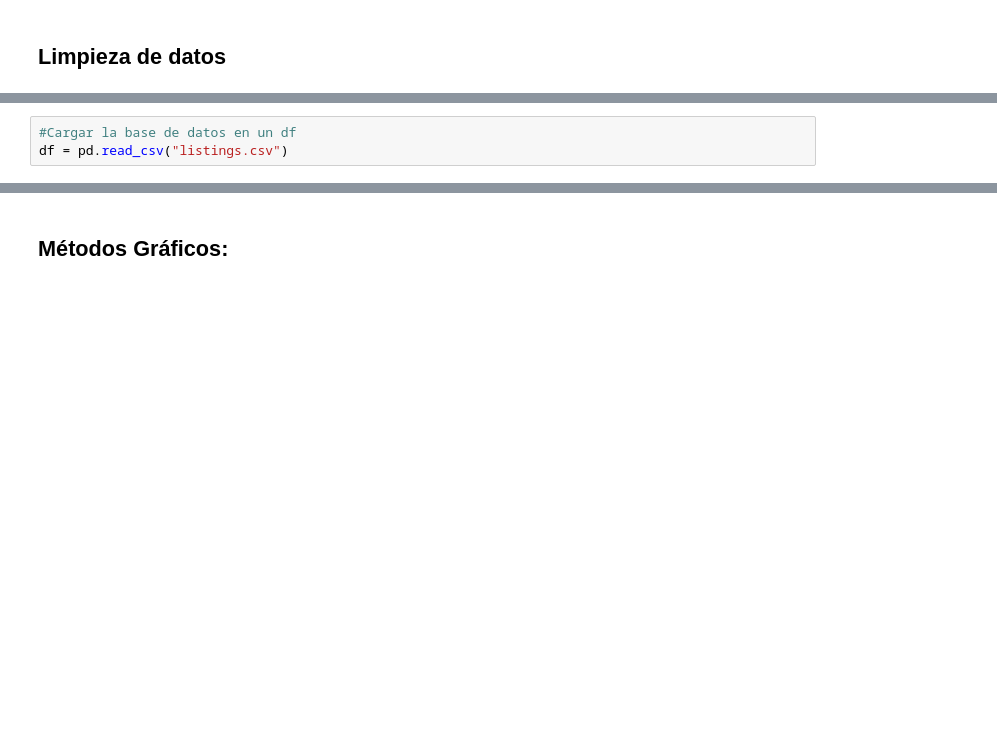
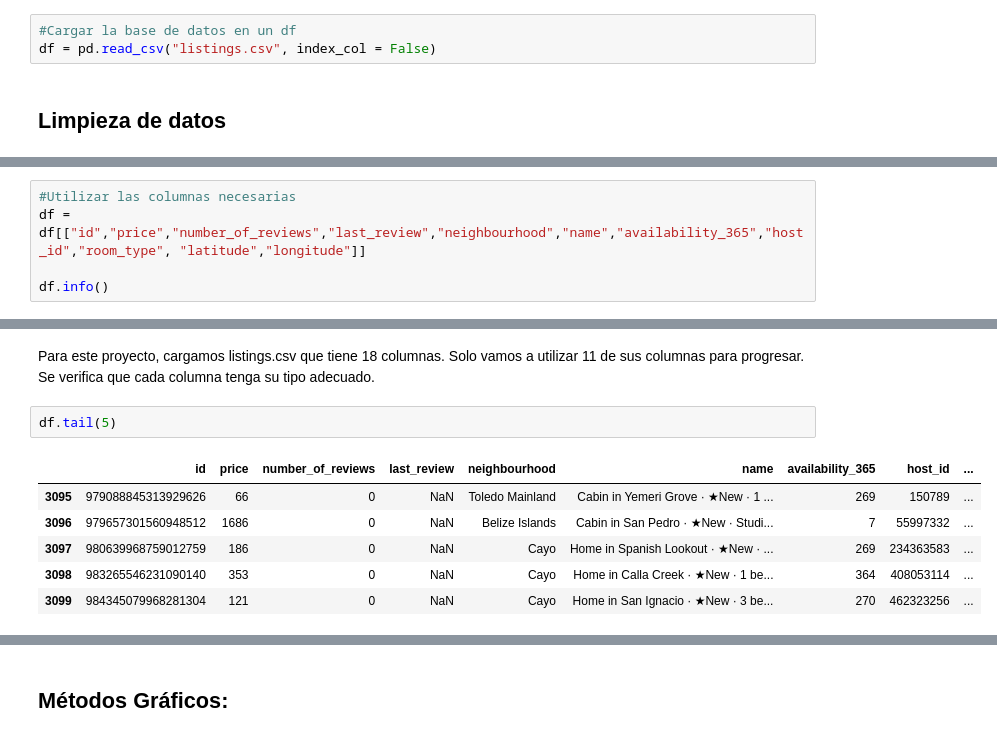
Before and after one commit to rodrigo13714/Proyecto_EDA, a Jupyter notebook: informe/proyecto_EDA.ipynb, the cells around one changed output, grey strips where cells are left out. Saved outputs shown, nothing was run; the diff lists cells and outputs as text; blank space fills up the shorter version.

```diff
--- a/informe/proyecto_EDA.ipynb
+++ b/informe/proyecto_EDA.ipynb
@@ -39,2 +51,5 @@ Airbnb es una plataforma de alojamiento que emplea una economía colaborativa, u
+# %%
+#Cargar la base de datos en un df
+df = pd.read_csv("listings.csv", index_col = False)
 # %% [markdown]
 ## Limpieza de datos
@@ -48,3 +56,5 @@ import matplotlib.pyplot as plt
-# %%
-#Cargar la base de datos en un df
-df = pd.read_csv("listings.csv")
+# %%
+#Utilizar las columnas necesarias
+df = df[["id","price","number_of_reviews","last_review","neighbourhood","name","availability_365","host_id","room_type", "latitude","longitude"]]
+
+df.info()
@@ -50,0 +80,11 @@ df = pd.read_csv("listings.csv")
+# %% [markdown]
+Para este proyecto, cargamos listings.csv que tiene 18 columnas. Solo vamos a utilizar 11 de sus columnas para progresar. Se verifica que cada columna tenga su tipo adecuado.
+# %%
+df.tail(5)
+# %% [output]
+|  | id | price | number_of_reviews | last_review | neighbourhood | name | availability_365 | host_id | ... |
+| 3095 | 979088845313929626 | 66 | 0 | NaN | Toledo Mainland | Cabin in Yemeri Grove · ★New · 1 ... | 269 | 150789 | ... |
+| 3096 | 979657301560948512 | 1686 | 0 | NaN | Belize Islands | Cabin in San Pedro · ★New · Studi... | 7 | 55997332 | ... |
+| 3097 | 980639968759012759 | 186 | 0 | NaN | Cayo | Home in Spanish Lookout · ★New · ... | 269 | 234363583 | ... |
+| 3098 | 983265546231090140 | 353 | 0 | NaN | Cayo | Home in Calla Creek · ★New · 1 be... | 364 | 408053114 | ... |
+| 3099 | 984345079968281304 | 121 | 0 | NaN | Cayo | Home in San Ignacio · ★New · 3 be... | 270 | 462323256 | ... |
```
Also changed, not shown: parts of 39 cells of this notebook, 5 other files.
